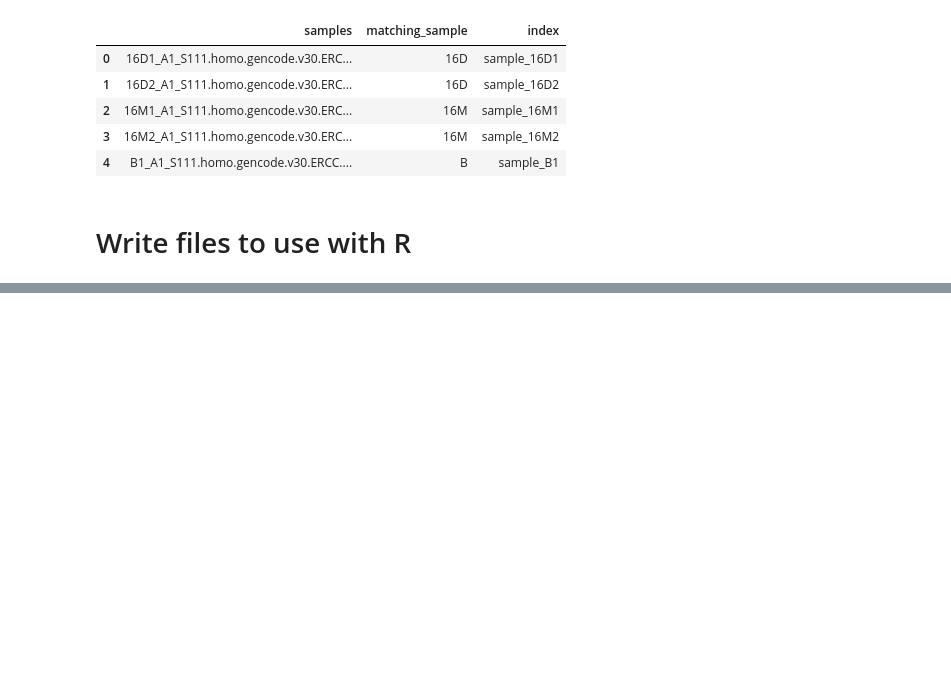
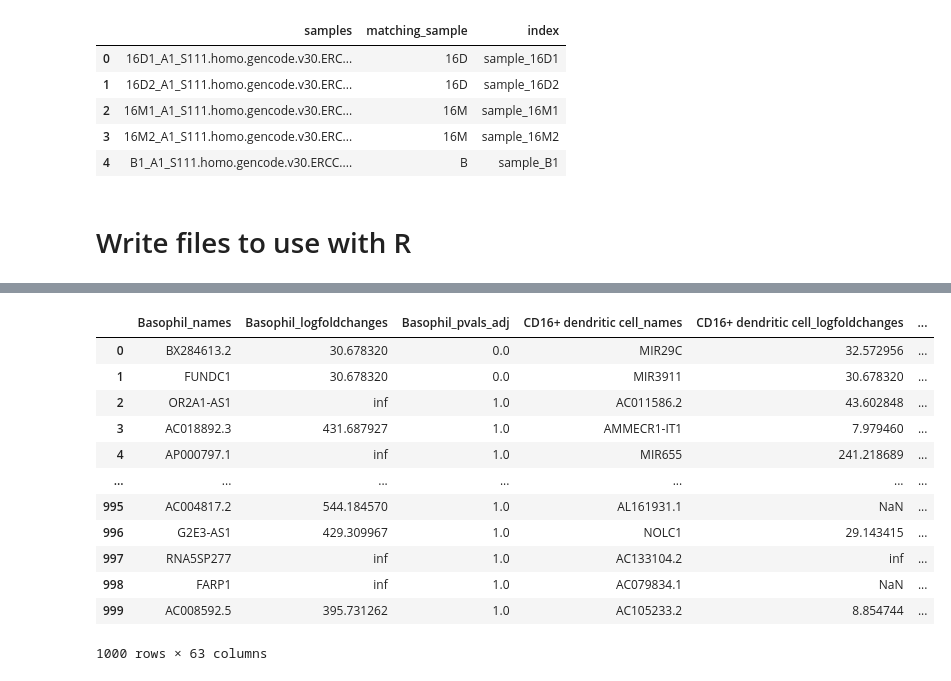
Before and after one commit to czbiohub-sf/tabula-sapiens, a Jupyter notebook: analysis-scripts/hPB/hPB.ipynb, the cells around one changed output, grey strips where cells are left out. Drawn from its saved outputs; the diff is of its cells as text; code cells hidden in the pictures; blank space fills up the shorter version.

```diff
--- a/analysis-scripts/hPB/hPB.ipynb
+++ b/analysis-scripts/hPB/hPB.ipynb
@@ -179,0 +206,23 @@ samples_df.merge(metadata,on='matching_sample').set_index('index').to_csv("hPB_c
+# %%
+result = hPB.uns['rank_genes_groups']
+groups = result['names'].dtype.names
+
+hPB_DGE = pd.DataFrame(
+    {group + '_' + key: result[key][group]
+    for group in groups for key in ['names','','logfoldchanges','pvals']})
+hPB_DGE.to_csv("./hPB_rank_genes.csv")
+hPB_DGE
+# %% [output]
+|  | Basophil_names | Basophil_logfoldchanges | Basophil_pvals_adj | CD16+ dendritic cell_names | CD16+ dendritic cell_logfoldchanges | ... |
+| 0 | BX284613.2 | 30.678320 | 0.0 | MIR29C | 32.572956 | ... |
+| 1 | FUNDC1 | 30.678320 | 0.0 | MIR3911 | 30.678320 | ... |
+| 2 | OR2A1-AS1 | inf | 1.0 | AC011586.2 | 43.602848 | ... |
+| 3 | AC018892.3 | 431.687927 | 1.0 | AMMECR1-IT1 | 7.979460 | ... |
+| 4 | AP000797.1 | inf | 1.0 | MIR655 | 241.218689 | ... |
+| ... | ... | ... | ... | ... | ... | ... |
+| 995 | AC004817.2 | 544.184570 | 1.0 | AL161931.1 | NaN | ... |
+| 996 | G2E3-AS1 | 429.309967 | 1.0 | NOLC1 | 29.143415 | ... |
+| 997 | RNA5SP277 | inf | 1.0 | AC133104.2 | inf | ... |
+| 998 | FARP1 | inf | 1.0 | AC079834.1 | NaN | ... |
+| 999 | AC008592.5 | 395.731262 | 1.0 | AC105233.2 | 8.854744 | ... |
+1000 rows × 63 columns
```
Also changed, not shown: parts of 4 cells of this notebook, 1 other file.
